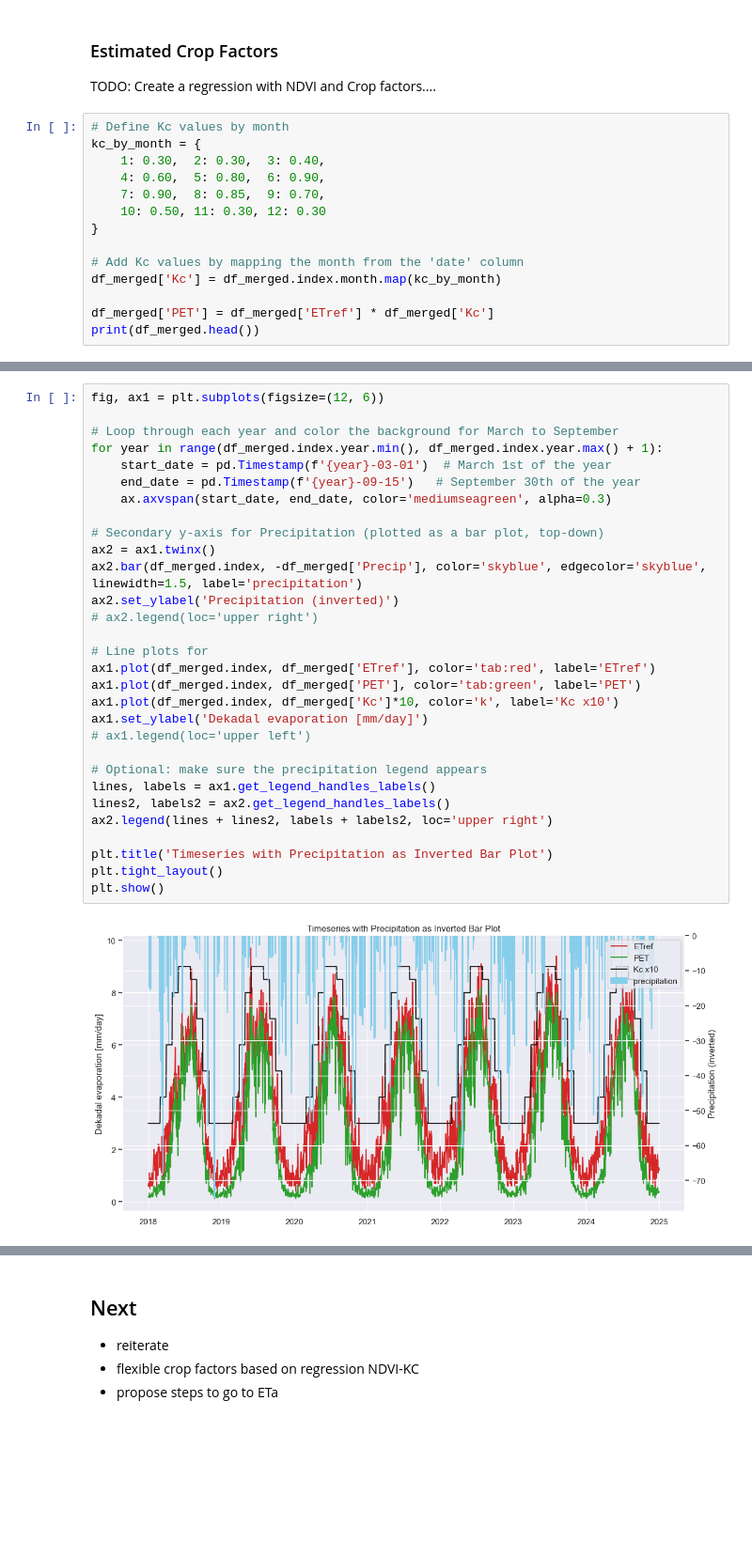
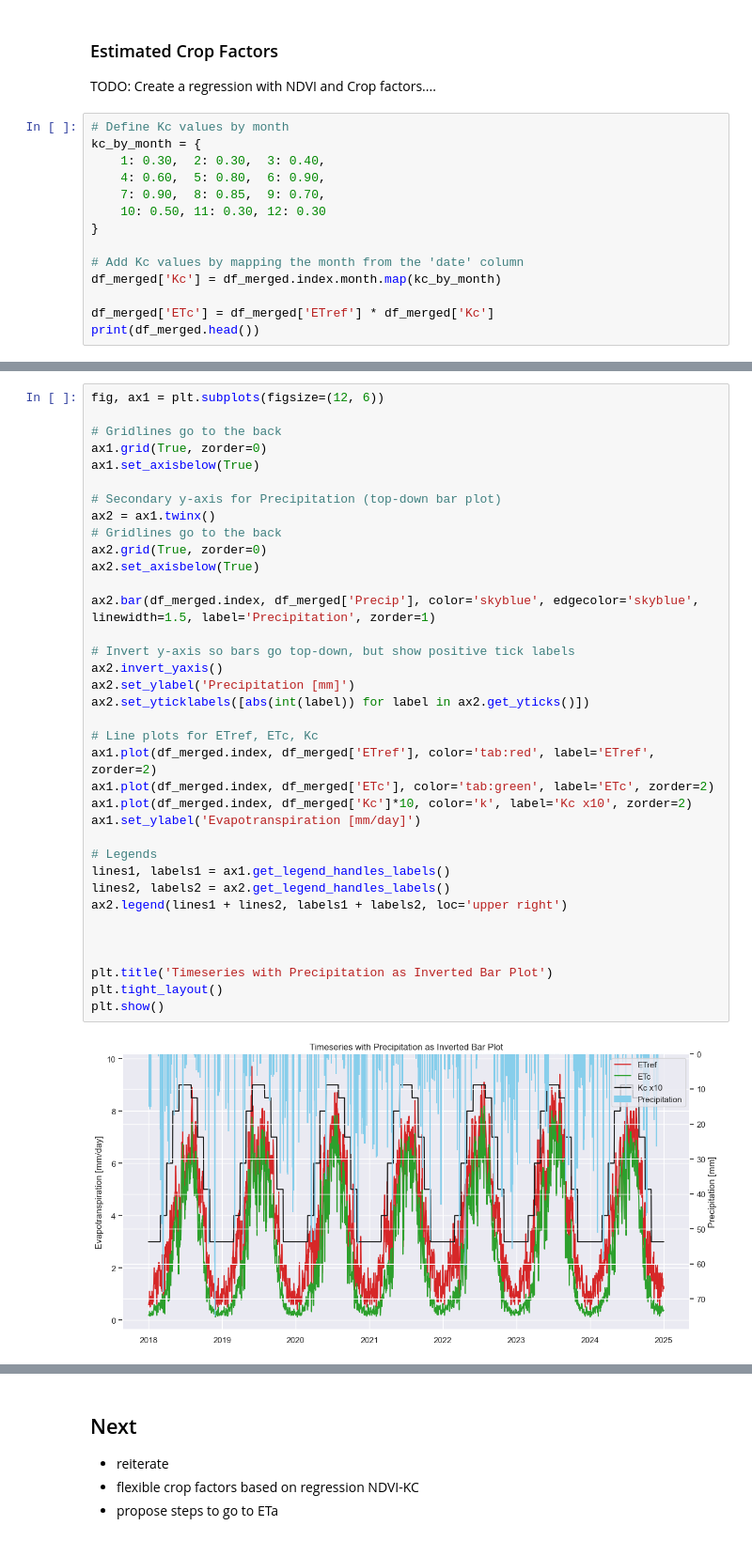
Before and after one commit to nadja1390/RAFIP, a Jupyter notebook: Orchard_Water_Use.ipynb, the cells around one changed output, grey strips where cells are left out. Shown at 94% size. Saved outputs shown, nothing was run; the diff lists cells and outputs as text; blank space fills up the shorter version.

```diff
--- a/Orchard_Water_Use.ipynb
+++ b/Orchard_Water_Use.ipynb
@@ -215,6 +223,6 @@ kc_by_month = {
 # Add Kc values by mapping the month from the 'date' column
 df_merged['Kc'] = df_merged.index.month.map(kc_by_month)
 
-df_merged['PET'] = df_merged['ETref'] * df_merged['Kc']
+df_merged['ETc'] = df_merged['ETref'] * df_merged['Kc']
 print(df_merged.head())
 # %% [output]
@@ -227,34 +235,40 @@ print(df_merged.head())
 # %%
 fig, ax1 = plt.subplots(figsize=(12, 6))
 
-# Loop through each year and color the background for March to September
-for year in range(df_merged.index.year.min(), df_merged.index.year.max() + 1):
-    start_date = pd.Timestamp(f'{year}-03-01')  # March 1st of the year
-    end_date = pd.Timestamp(f'{year}-09-15')   # September 30th of the year
-    ax.axvspan(start_date, end_date, color='mediumseagreen', alpha=0.3)
+# Gridlines go to the back
+ax1.grid(True, zorder=0)
+ax1.set_axisbelow(True)
 
-# Secondary y-axis for Precipitation (plotted as a bar plot, top-down)
+# Secondary y-axis for Precipitation (top-down bar plot)
 ax2 = ax1.twinx()
-ax2.bar(df_merged.index, -df_merged['Precip'], color='skyblue', edgecolor='skyblue', linewidth=1.5, label='precipitation')
-ax2.set_ylabel('Precipitation (inverted)')
-# ax2.legend(loc='upper right')
+# Gridlines go to the back
+ax2.grid(True, zorder=0)
+ax2.set_axisbelow(True)
 
-# Line plots for
-ax1.plot(df_merged.index, df_merged['ETref'], color='tab:red', label='ETref')
-ax1.plot(df_merged.index, df_merged['PET'], color='tab:green', label='PET')
-ax1.plot(df_merged.index, df_merged['Kc']*10, color='k', label='Kc x10')
-ax1.set_ylabel('Dekadal evaporation [mm/day]')
-# ax1.legend(loc='upper left')
+ax2.bar(df_merged.index, df_merged['Precip'], color='skyblue', edgecolor='skyblue', linewidth=1.5, label='Precipitation', zorder=1)
 
-# Optional: make sure the precipitation legend appears
-lines, labels = ax1.get_legend_handles_labels()
+# Invert y-axis so bars go top-down, but show positive tick labels
+ax2.invert_yaxis()
+ax2.set_ylabel('Precipitation [mm]')
+ax2.set_yticklabels([abs(int(label)) for label in ax2.get_yticks()])
+
+# Line plots for ETref, ETc, Kc
+ax1.plot(df_merged.index, df_merged['ETref'], color='tab:red', label='ETref', zorder=2)
+ax1.plot(df_merged.index, df_merged['ETc'], color='tab:green', label='ETc', zorder=2)
+ax1.plot(df_merged.index, df_merged['Kc']*10, color='k', label='Kc x10', zorder=2)
+ax1.set_ylabel('Evapotranspiration [mm/day]')
+
+# Legends
+lines1, labels1 = ax1.get_legend_handles_labels()
 lines2, labels2 = ax2.get_legend_handles_labels()
-ax2.legend(lines + lines2, labels + labels2, loc='upper right')
+ax2.legend(lines1 + lines2, labels1 + labels2, loc='upper right')
+
+
 
 plt.title('Timeseries with Precipitation as Inverted Bar Plot')
 plt.tight_layout()
 plt.show()
 # %% [output]
-[figure, old version]
+[figure, new version]
 # %%
 # water deficit:
```
Also changed, not shown: parts of 7 cells of this notebook, 1 other file.
